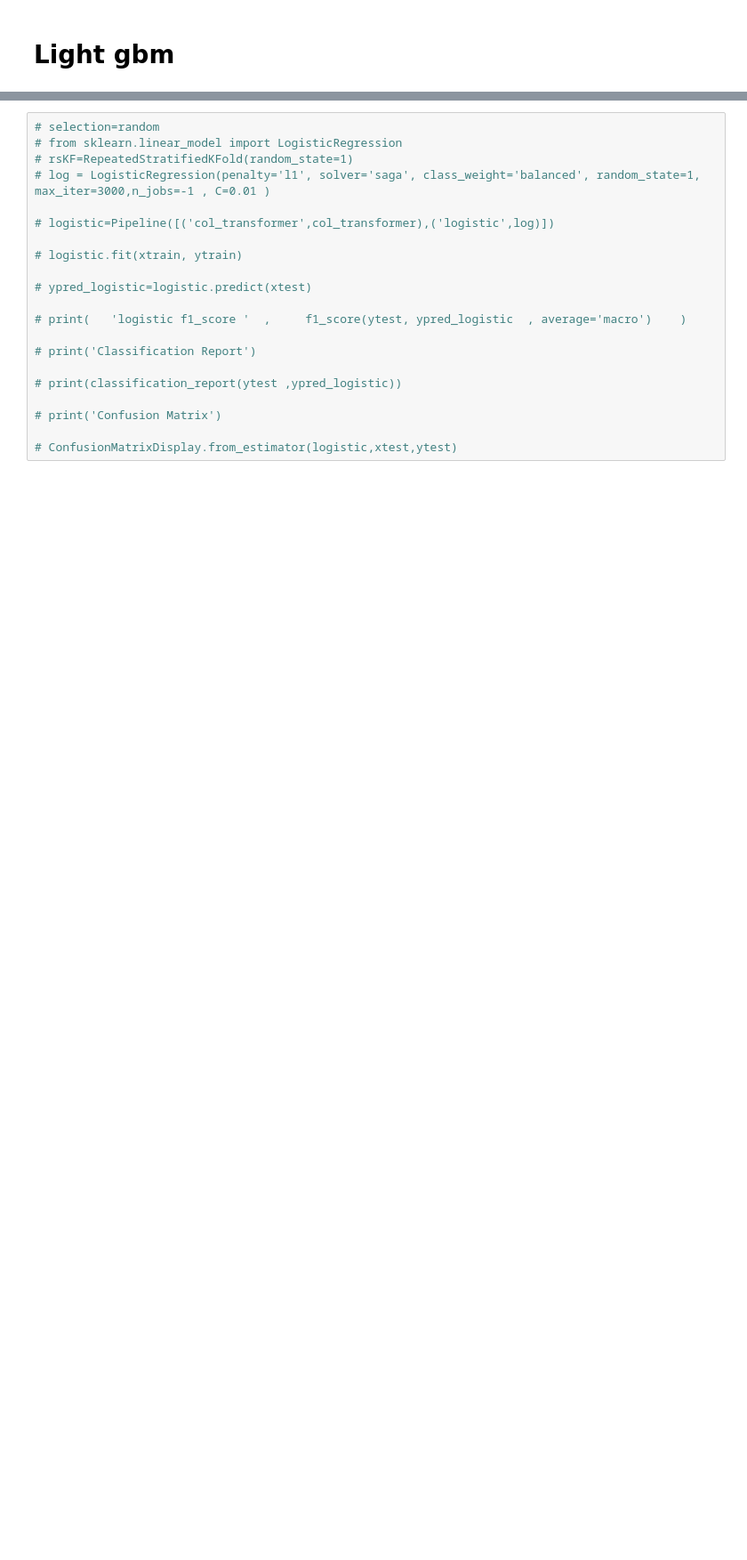
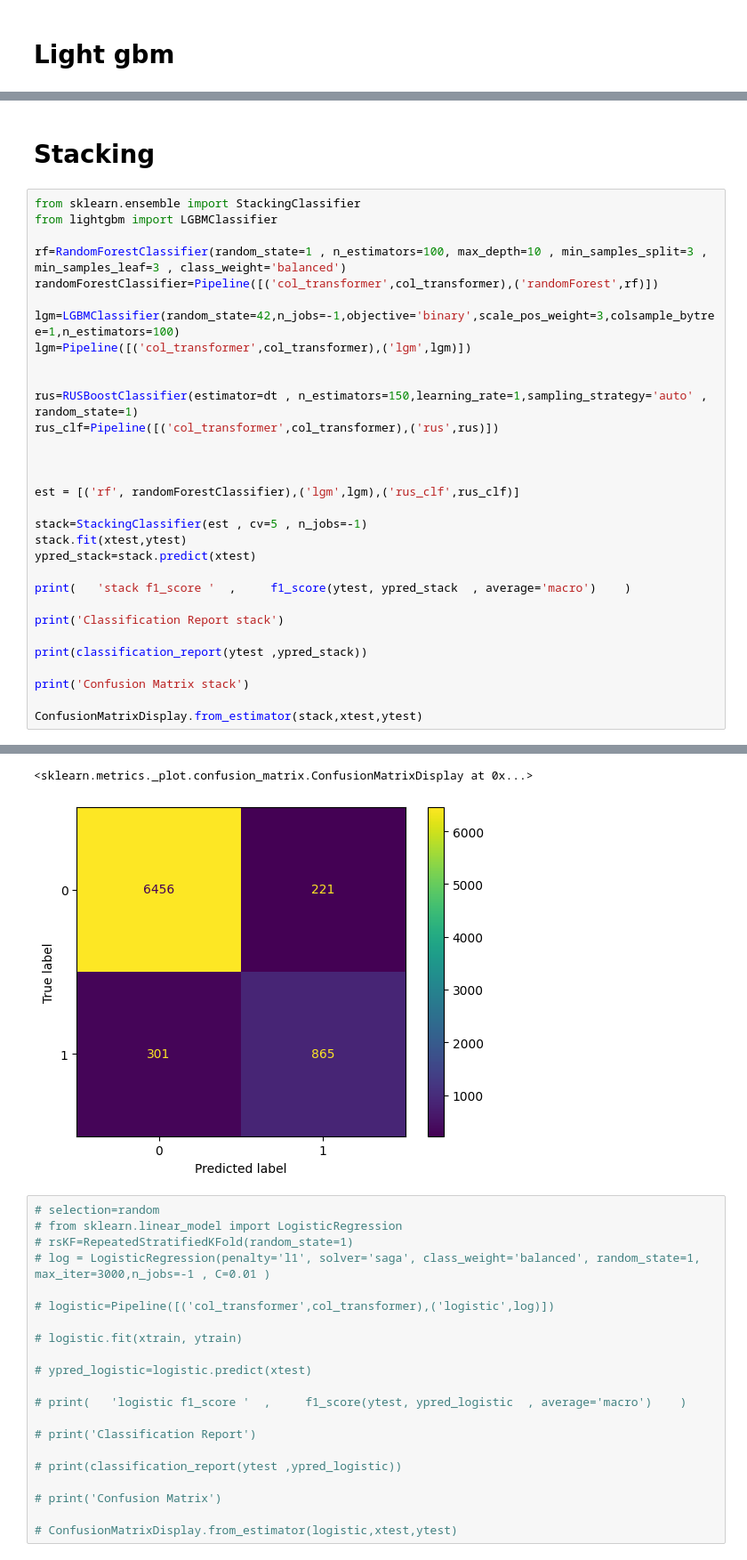
Before and after one commit to linisha04/Predict-the-Success-of-Bank-telemarketing, a Jupyter notebook: liniiiii.ipynb, the cells around one changed output, grey strips where cells are left out. Shown at 89% size. Cells and saved outputs as stored; diff of their text form; blank space fills up the shorter version.

Commit message:
Kaggle Notebook | 22f2000254-notebook-t32024 | 88stack

```diff
--- a/liniiiii.ipynb
+++ b/liniiiii.ipynb
@@ -1327,0 +1291,34 @@ Confusion Matrix
+# %% [markdown]
+# Stacking
+# %%
+from sklearn.ensemble import StackingClassifier
+from lightgbm import LGBMClassifier
+
+rf=RandomForestClassifier(random_state=1 , n_estimators=100, max_depth=10 , min_samples_split=3 , min_samples_leaf=3 , class_weight='balanced')
+randomForestClassifier=Pipeline([('col_transformer',col_transformer),('randomForest',rf)])
+
+lgm=LGBMClassifier(random_state=42,n_jobs=-1,objective='binary',scale_pos_weight=3,colsample_bytree=1,n_estimators=100)
+lgm=Pipeline([('col_transformer',col_transformer),('lgm',lgm)])
+
+
+rus=RUSBoostClassifier(estimator=dt , n_estimators=150,learning_rate=1,sampling_strategy='auto' , random_state=1)
+rus_clf=Pipeline([('col_transformer',col_transformer),('rus',rus)])
+
+
+
+est = [('rf', randomForestClassifier),('lgm',lgm),('rus_clf',rus_clf)]
+
+stack=StackingClassifier(est , cv=5 , n_jobs=-1)
+stack.fit(xtest,ytest)
+ypred_stack=stack.predict(xtest)
+
+print(   'stack f1_score '  ,     f1_score(ytest, ypred_stack  , average='macro')    )
+
+print('Classification Report stack')
+
+print(classification_report(ytest ,ypred_stack))
+
+print('Confusion Matrix stack')
+
+ConfusionMatrixDisplay.from_estimator(stack,xtest,ytest)
+# %% [output]
@@ -1328,3 +1342,5 @@ Confusion Matrix
+<sklearn.metrics._plot.confusion_matrix.ConfusionMatrixDisplay at 0x...>
+[figure, added]
 # %%
 # selection=random
 # from sklearn.linear_model import LogisticRegression
```
Also changed, not shown: parts of 5 cells of this notebook.
